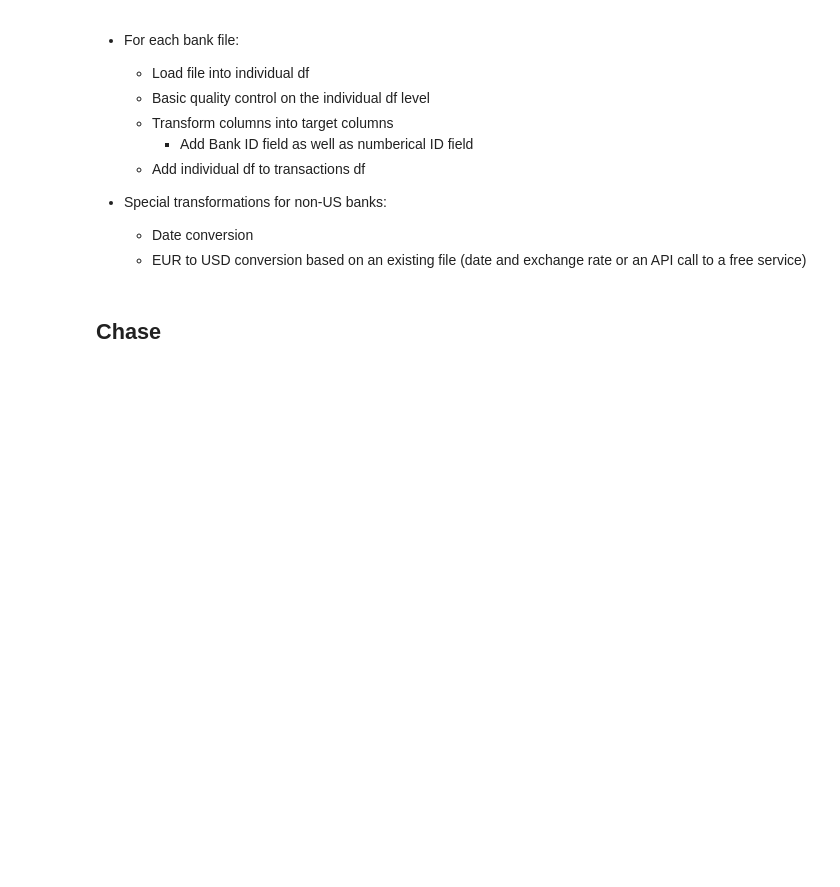
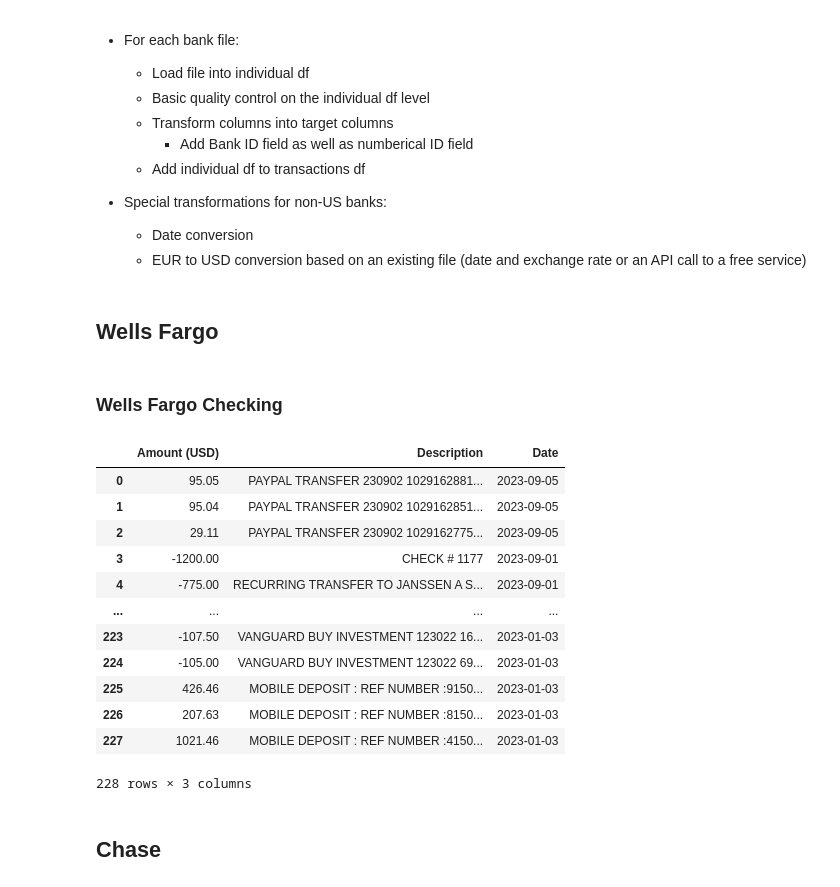
Before and after one commit to axjasf/Personal-Finance-Categorizer, a Jupyter notebook: budget.ipynb, the cells around one changed output. Saved outputs shown, nothing was run; the diff lists cells and outputs as text; code cells hidden in the pictures; blank space fills up the shorter version.

```diff
--- a/budget.ipynb
+++ b/budget.ipynb
@@ -37,7 +37,7 @@ bank_transactions = {}
 
 bank_files = {
         "Chase": "chase.csv",
-        "Wells Fargo Checking": "wells_fargo_checking.csv",
+        "Wells Fargo Checking": "wellsfargo_checking.csv",
         "Apple": "apple.csv",
         "Commerzbank": "commerzbank.csv"
     }
@@ -83,6 +83,44 @@ def adjust_field_names(df, bank=""):
 #        df = df.rename(columns={"Booking text" : "Description"})
 
     return df
+# %% [markdown]
+## Wells Fargo
+# %% [markdown]
+### Wells Fargo Checking
+# %%
+# Read the Wells Fargo Checking CSV
+bank = 'Wells Fargo Checking'
+bank_transactions[bank] = pd.read_csv(bank_files[bank], header=None, names=["Transaction Date", "Amount (USD)", "Status", "Memo", "Description"])
+
+# Adjust field names (if any specific adjustments are required)
+
+# Convert 'Transaction Date' column to datetime
+bank_transactions[bank]['Date'] = pd.to_datetime(bank_transactions[bank]['Transaction Date'], errors='coerce')
+
+# Check for problematic dates (rows where the date conversion failed)
+problematic_dates = bank_transactions[bank][bank_transactions[bank]['Date'].isna()]
+
+# Perform quality control checks
+missing_values, column_data_types = quality_control(bank_transactions[bank])
+
+# Drop columns that are not needed
+bank_transactions[bank] = bank_transactions[bank].drop(columns=['Transaction Date', 'Status', 'Memo'])  # Assuming 'Status' is not needed, adjust as necessary
+
+bank_transactions[bank]
+# %% [output]
+|  | Amount (USD) | Description | Date |
+| 0 | 95.05 | PAYPAL TRANSFER 230902 1029162881... | 2023-09-05 |
+| 1 | 95.04 | PAYPAL TRANSFER 230902 1029162851... | 2023-09-05 |
+| 2 | 29.11 | PAYPAL TRANSFER 230902 1029162775... | 2023-09-05 |
+| 3 | -1200.00 | CHECK # 1177 | 2023-09-01 |
+| 4 | -775.00 | RECURRING TRANSFER TO JANSSEN A S... | 2023-09-01 |
+| ... | ... | ... | ... |
+| 223 | -107.50 | VANGUARD BUY INVESTMENT 123022 16... | 2023-01-03 |
+| 224 | -105.00 | VANGUARD BUY INVESTMENT 123022 69... | 2023-01-03 |
+| 225 | 426.46 | MOBILE DEPOSIT : REF NUMBER :9150... | 2023-01-03 |
+| 226 | 207.63 | MOBILE DEPOSIT : REF NUMBER :8150... | 2023-01-03 |
+| 227 | 1021.46 | MOBILE DEPOSIT : REF NUMBER :4150... | 2023-01-03 |
+228 rows × 3 columns
 # %% [markdown]
 ## Chase
 # %%
```
Also changed, not shown: parts of 3 cells of this notebook.
